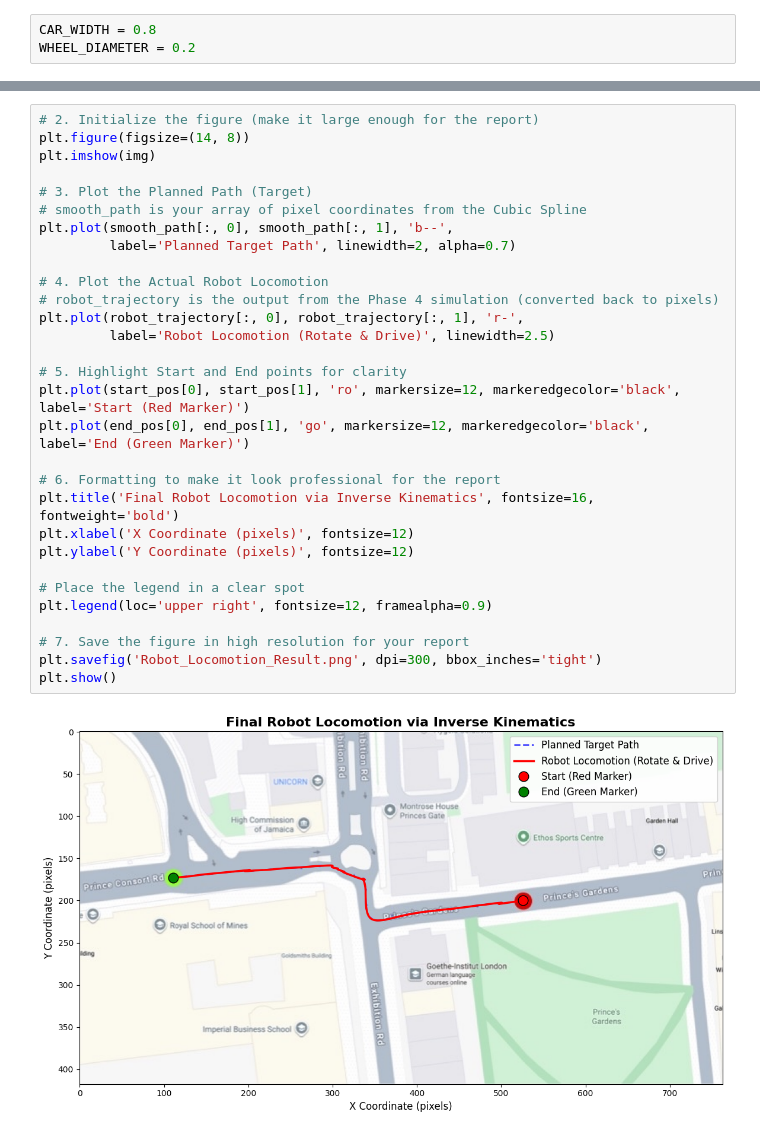
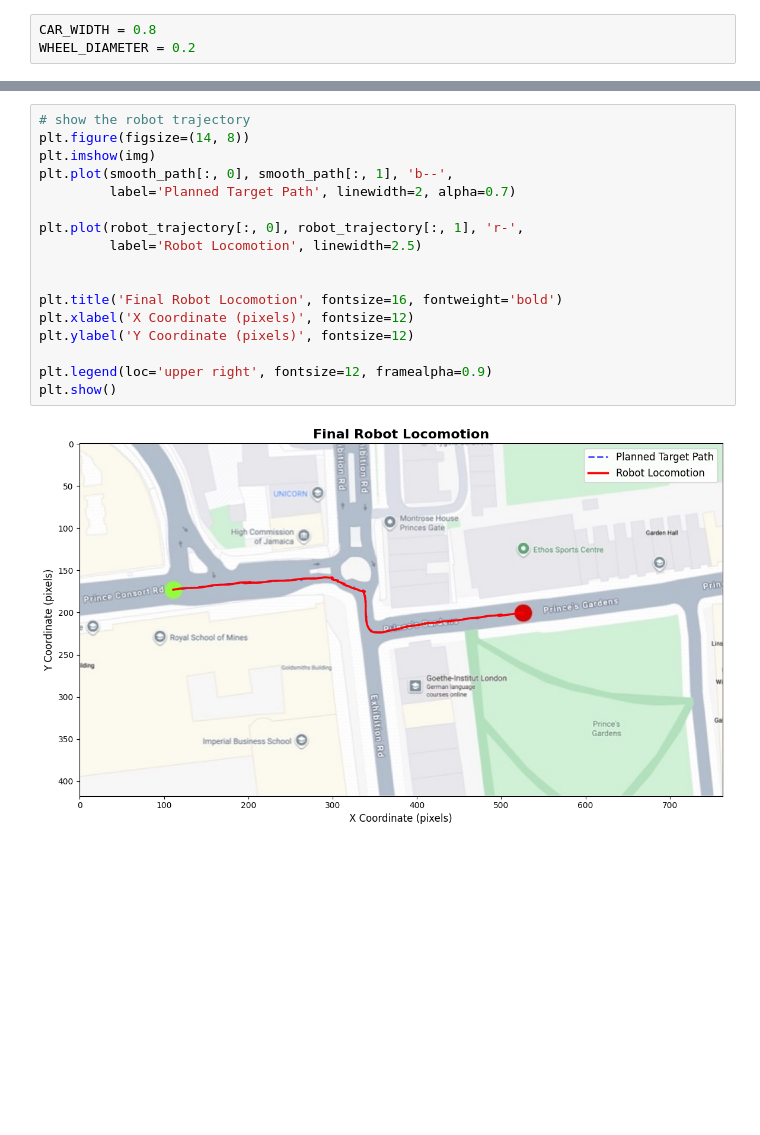
Before and after one commit to m1pan/me4robotics_cw2, a Jupyter notebook: cw.ipynb, the cells around one changed output, grey strips where cells are left out. Drawn from its saved outputs; the diff is of its cells as text; blank space fills up the shorter version.

```diff
--- a/cw.ipynb
+++ b/cw.ipynb
@@ -324,32 +297,19 @@ Locomotion simulation complete!
 # %%
-# 2. Initialize the figure (make it large enough for the report)
+# show the robot trajectory
 plt.figure(figsize=(14, 8))
 plt.imshow(img)
-
-# 3. Plot the Planned Path (Target)
-# smooth_path is your array of pixel coordinates from the Cubic Spline
 plt.plot(smooth_path[:, 0], smooth_path[:, 1], 'b--',
          label='Planned Target Path', linewidth=2, alpha=0.7)
 
-# 4. Plot the Actual Robot Locomotion
-# robot_trajectory is the output from the Phase 4 simulation (converted back to pixels)
 plt.plot(robot_trajectory[:, 0], robot_trajectory[:, 1], 'r-',
-         label='Robot Locomotion (Rotate & Drive)', linewidth=2.5)
+         label='Robot Locomotion', linewidth=2.5)
 
-# 5. Highlight Start and End points for clarity
-plt.plot(start_pos[0], start_pos[1], 'ro', markersize=12, markeredgecolor='black', label='Start (Red Marker)')
-plt.plot(end_pos[0], end_pos[1], 'go', markersize=12, markeredgecolor='black', label='End (Green Marker)')
 
-# 6. Formatting to make it look professional for the report
-plt.title('Final Robot Locomotion via Inverse Kinematics', fontsize=16, fontweight='bold')
+plt.title('Final Robot Locomotion', fontsize=16, fontweight='bold')
 plt.xlabel('X Coordinate (pixels)', fontsize=12)
 plt.ylabel('Y Coordinate (pixels)', fontsize=12)
 
-# Place the legend in a clear spot
 plt.legend(loc='upper right', fontsize=12, framealpha=0.9)
-
-# 7. Save the figure in high resolution for your report
-plt.savefig('Robot_Locomotion_Result.png', dpi=300, bbox_inches='tight')
 plt.show()
 # %% [output]
-[figure, old version]
+[figure, new version]
```
Also changed, not shown: parts of 9 cells of this notebook, 1 other file.
